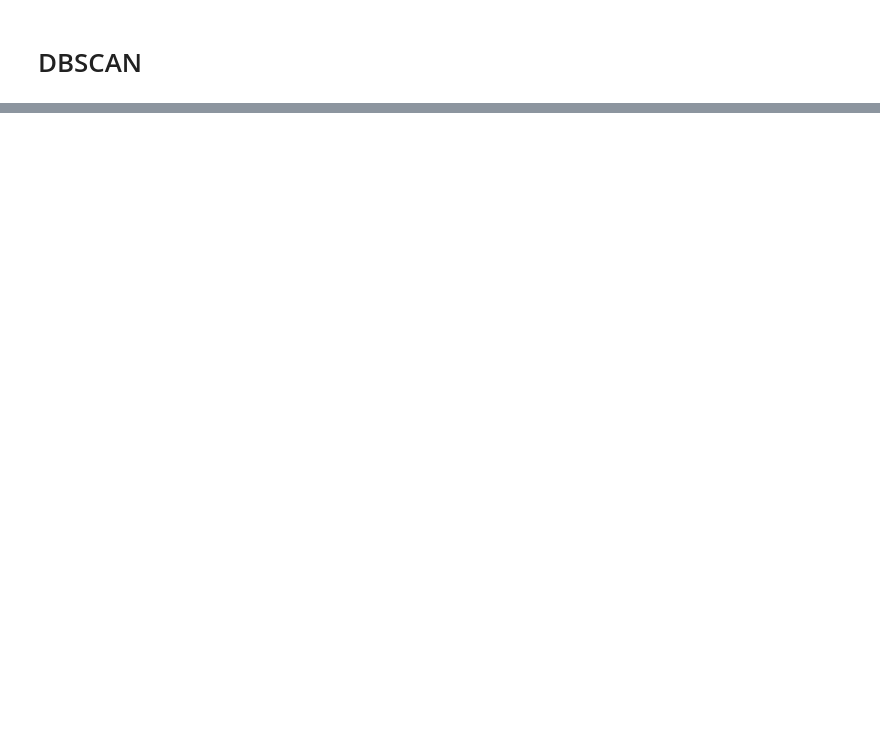
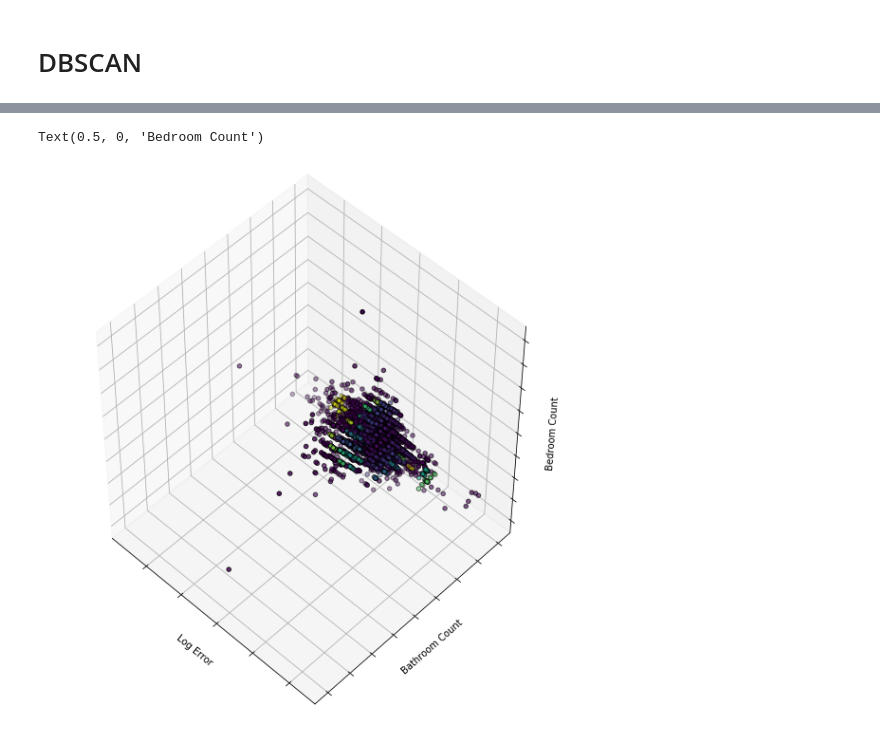
Before and after one commit to ecdedios/ds-methodologies-exercises, a Jupyter notebook: anomaly_detection.ipynb, the cells around one changed output, grey strips where cells are left out. Drawn from its saved outputs; the diff is of its cells as text; code cells hidden in the pictures; blank space fills up the shorter version.

```diff
--- a/anomaly_detection.ipynb
+++ b/anomaly_detection.ipynb
@@ -556,0 +517,18 @@ Text(0.5, 0, 'Grocery')
+# %%
+fig = plt.figure(1, figsize=(8, 8))
+ax = Axes3D(fig, rect=[0, 0, .95, 1], elev=48, azim=134)
+
+# plot the points
+ax.scatter(df.logerror, df.bathroomcnt, df.bedroomcnt,
+           c=df.labels, edgecolor='k')
+
+ax.w_xaxis.set_ticklabels([])
+ax.w_yaxis.set_ticklabels([])
+ax.w_zaxis.set_ticklabels([])
+
+ax.set_xlabel('Log Error')
+ax.set_ylabel('Bathroom Count')
+ax.set_zlabel('Bedroom Count')
+# %% [output]
+Text(0.5, 0, 'Bedroom Count')
+[figure, added]
```
Also changed, not shown: parts of 54 cells of this notebook, 1 other file.
